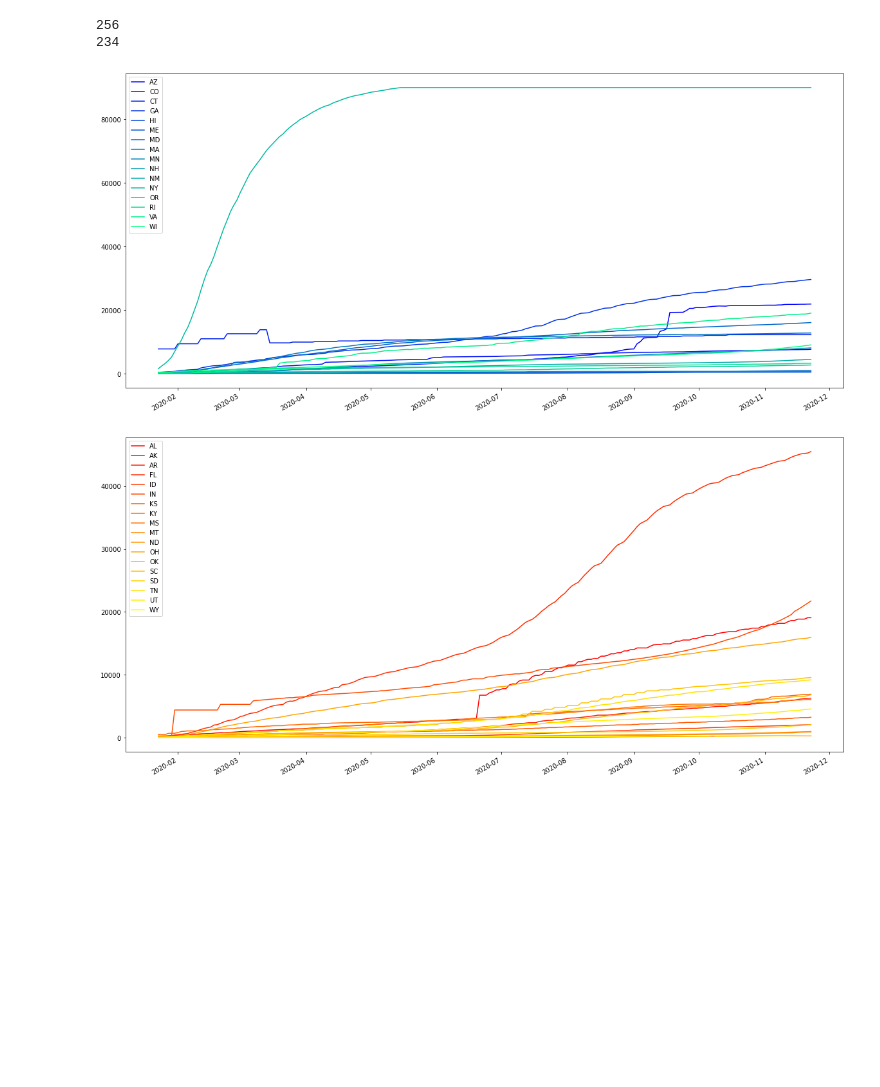
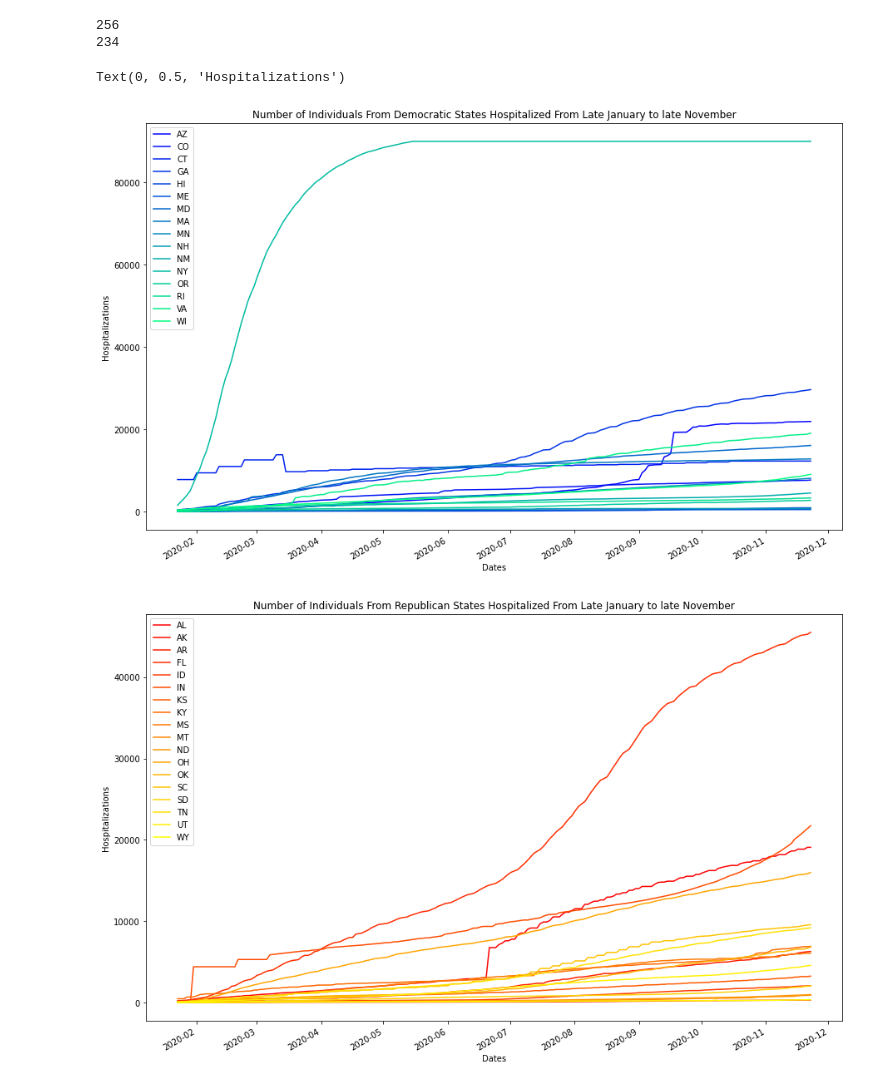
Before and after one commit to RicardoValdovinos/PolitiCovid19, a Jupyter notebook: main.ipynb, the cells around one changed output. Drawn from its saved outputs; the diff is of its cells as text; code cells hidden in the pictures; blank space fills up the shorter version.

Commit message:
added plot titles and labels

```diff
--- a/main.ipynb
+++ b/main.ipynb
@@ -328,15 +329,23 @@ def generate_state_dict(vote):
 # %%
 def generate_line_plot(vote):
     datelist = pd.date_range(start=datetime(2020,1,23), end=datetime.today(), periods=200).tolist()
     states_dict = generate_state_dict(vote)
     df = pd.DataFrame(states_dict, index=datelist)
     cmap = cm.get_cmap('winter') if vote == 'dem' else cm.get_cmap('autumn')
-    return df.plot.line(figsize=(20, 10), cmap=cmap)
+    return df.plot.line(figsize=(15, 10), cmap=cmap)
 
 dem_line_plot = generate_line_plot('dem')
+dem_line_plot.set_title('Number of Individuals From Democratic States Hospitalized From Late January to late November')
+dem_line_plot.set_xlabel('Dates')
+dem_line_plot.set_ylabel('Hospitalizations')
+
 rep_line_plot = generate_line_plot('rep')
+rep_line_plot.set_title('Number of Individuals From Republican States Hospitalized From Late January to late November')
+rep_line_plot.set_xlabel('Dates')
+rep_line_plot.set_ylabel('Hospitalizations')
 # %% [output]
+Text(0, 0.5, 'Hospitalizations')
-[figure, old version]
+[figure, new version]
-[figure, old version]
+[figure, new version]
 # %%
 bar_plot = merged_cases_df['case rate per 100000'].plot(
```
Also changed, not shown: parts of 3 cells of this notebook, 1 other file.
